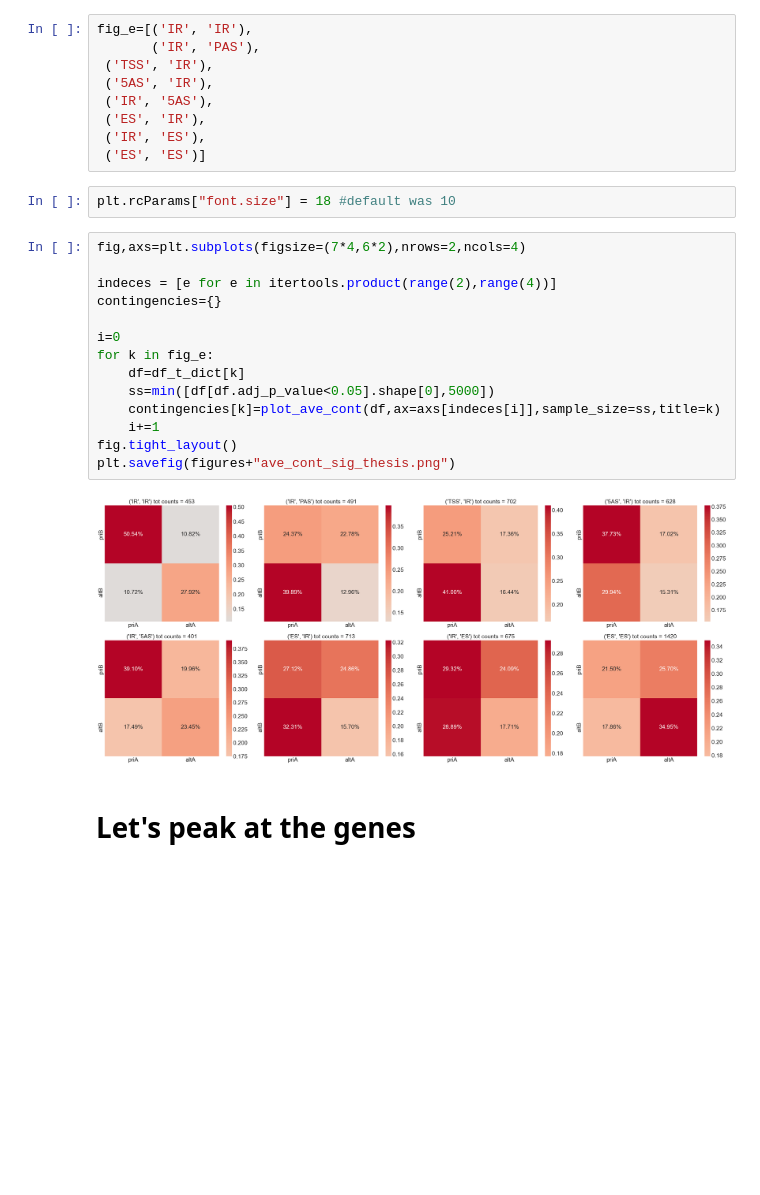
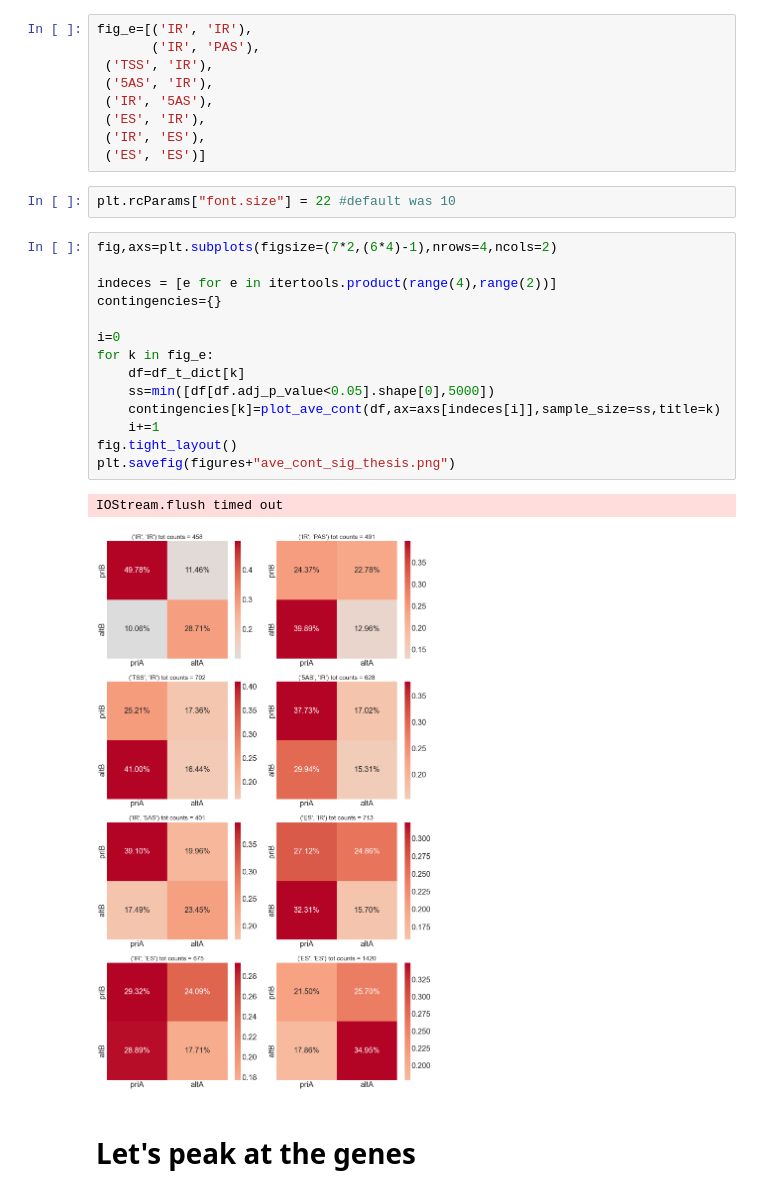
Before and after one commit to carmineceraolo/splicing-coordination, a Jupyter notebook: sheet05.ipynb, the cells around one changed output. Saved outputs shown, nothing was run; the diff lists cells and outputs as text; blank space fills up the shorter version.

```diff
--- a/sheet05.ipynb
+++ b/sheet05.ipynb
@@ -570,23 +570,24 @@ fig_e=[('IR', 'IR'),
  ('IR', 'ES'),
  ('ES', 'ES')]
 # %%
-plt.rcParams["font.size"] = 18 #default was 10
+plt.rcParams["font.size"] = 22 #default was 10
 # %%
-fig,axs=plt.subplots(figsize=(7*4,6*2),nrows=2,ncols=4)
+fig,axs=plt.subplots(figsize=(7*2,(6*4)-1),nrows=4,ncols=2)
 
-indeces = [e for e in itertools.product(range(2),range(4))]
+indeces = [e for e in itertools.product(range(4),range(2))]
 contingencies={}
 
 i=0
 for k in fig_e:
     df=df_t_dict[k]
     ss=min([df[df.adj_p_value<0.05].shape[0],5000])
     contingencies[k]=plot_ave_cont(df,ax=axs[indeces[i]],sample_size=ss,title=k)
     i+=1
 fig.tight_layout()
 plt.savefig(figures+"ave_cont_sig_thesis.png")
 # %% [output]
+IOStream.flush timed out
-[figure, old version]
+[figure, new version]
 # %% [markdown]
 # Let's peak at the genes
 # %%
```
Also changed, not shown: parts of 5 cells of this notebook, 5 other files.
